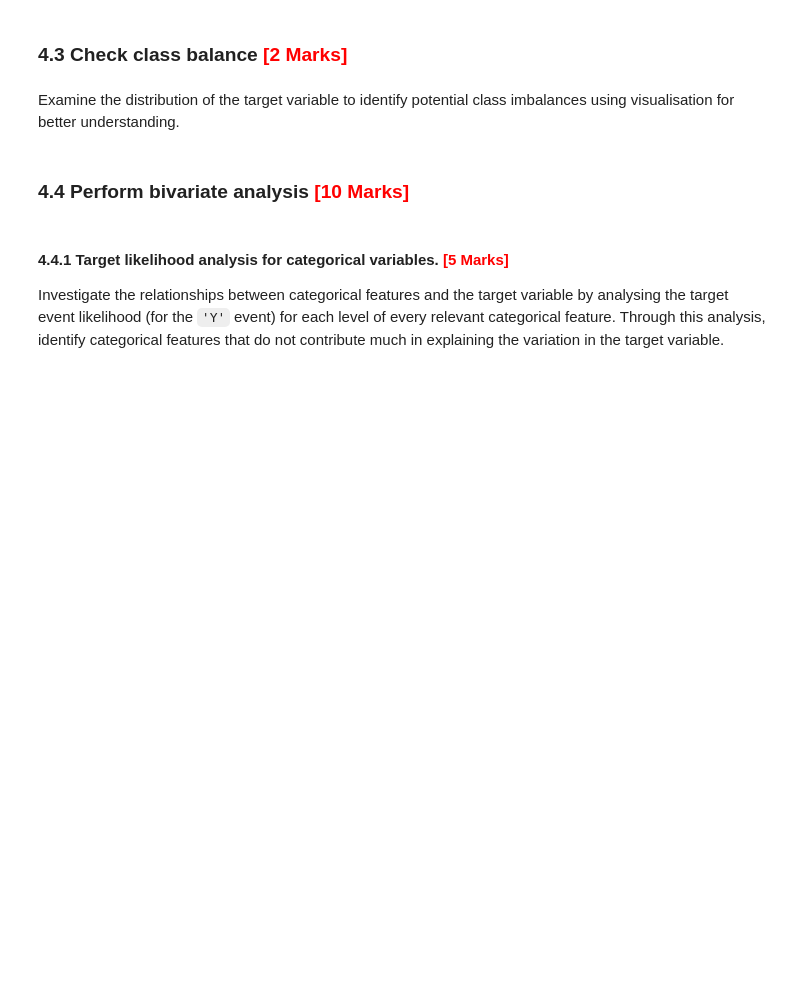
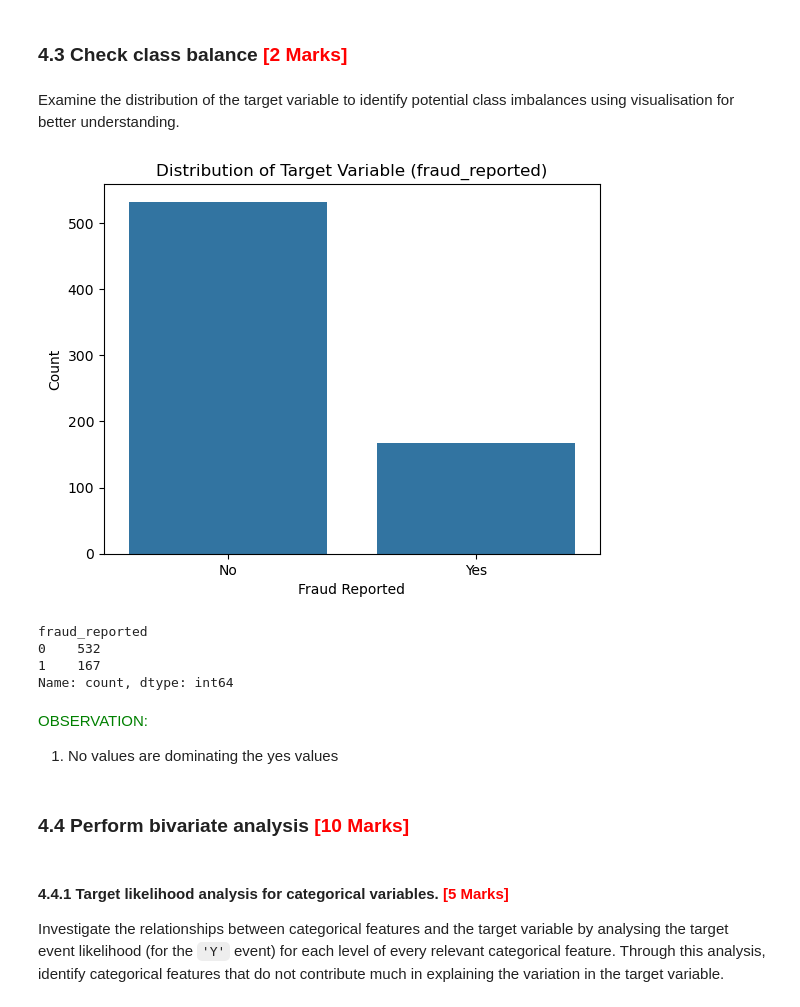
Before and after one commit to sunilkumarrudragada/Fraudulent_Claim_Detection, a Jupyter notebook: fraudulent_Claim_Detection.ipynb, the cells around one changed output. Drawn from its saved outputs; the diff is of its cells as text; code cells hidden in the pictures; blank space fills up the shorter version.

Commit message:
complted eda on training data

```diff
--- a/fraudulent_Claim_Detection.ipynb
+++ b/fraudulent_Claim_Detection.ipynb
@@ -662,3 +684,24 @@ Examine the distribution of the target variable to identify potential class imba
+# %%
+# Plot a bar chart to check class balance
+sns.countplot(x=y_train)
+plt.title("Distribution of Target Variable (fraud_reported)")
+plt.xlabel("Fraud Reported")
+plt.ylabel("Count")
+plt.xticks([0, 1], ['No', 'Yes'])
+plt.show()
+# %% [output]
+[figure, added]
+# %%
+y_train.value_counts()
+# %% [output]
+fraud_reported
+0    532
+1    167
+Name: count, dtype: int64
+# %% [markdown]
+<span style="color:green">OBSERVATION: </br>
+1. No values are dominating the yes values</br>
+</span>
 # %% [markdown]
 ### **4.4 Perform bivariate analysis** <font color="red">[10 Marks]</font>
 # %% [markdown]
```
Also changed, not shown: parts of 9 cells of this notebook.
